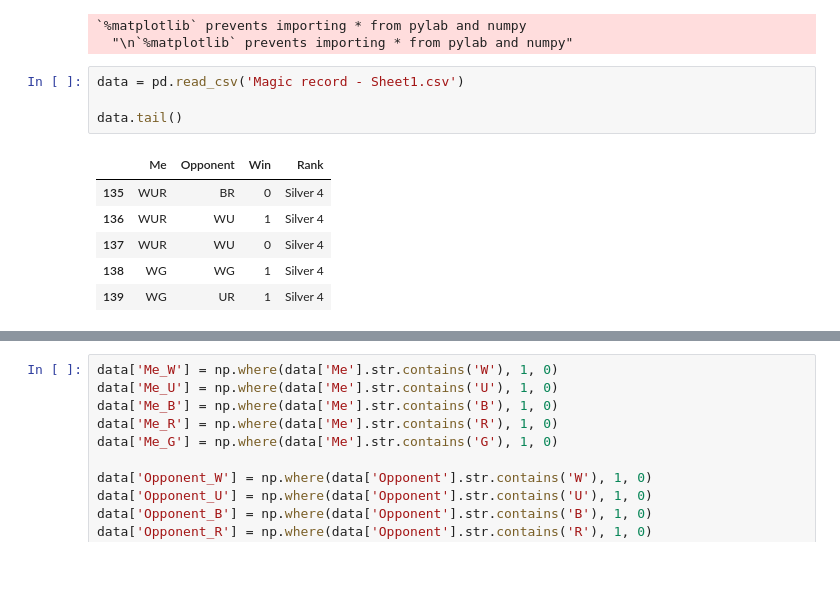
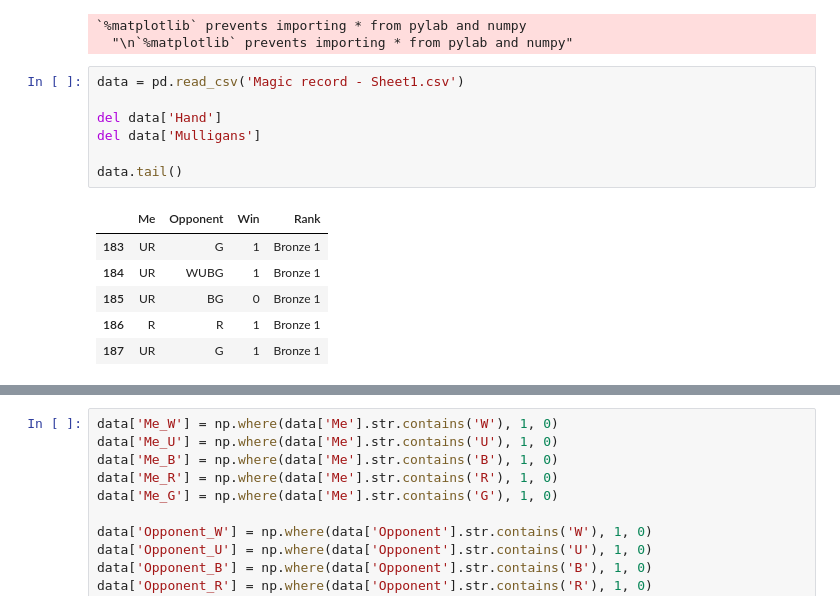
Before and after one commit to vincefav/misc-notebooks, a Jupyter notebook: Record.ipynb, the cells around one changed output, grey strips where cells are left out. Cells and saved outputs as stored; diff of their text form; blank space fills up the shorter version.

```diff
--- a/Record.ipynb
+++ b/Record.ipynb
@@ -14,14 +14,17 @@ Populating the interactive namespace from numpy and matplotlib
 # %%
 data = pd.read_csv('Magic record - Sheet1.csv')
 
+del data['Hand']
+del data['Mulligans']
+
 data.tail()
 # %% [output]
 |  | Me | Opponent | Win | Rank |
-| 135 | WUR | BR | 0 | Silver 4 |
-| 136 | WUR | WU | 1 | Silver 4 |
-| 137 | WUR | WU | 0 | Silver 4 |
-| 138 | WG | WG | 1 | Silver 4 |
-| 139 | WG | UR | 1 | Silver 4 |
+| 183 | UR | G | 1 | Bronze 1 |
+| 184 | UR | WUBG | 1 | Bronze 1 |
+| 185 | UR | BG | 0 | Bronze 1 |
+| 186 | R | R | 1 | Bronze 1 |
+| 187 | UR | G | 1 | Bronze 1 |
 # %%
 data.groupby('Me').count()
 # %% [output]
```
Also changed, not shown: parts of 9 cells of this notebook.
